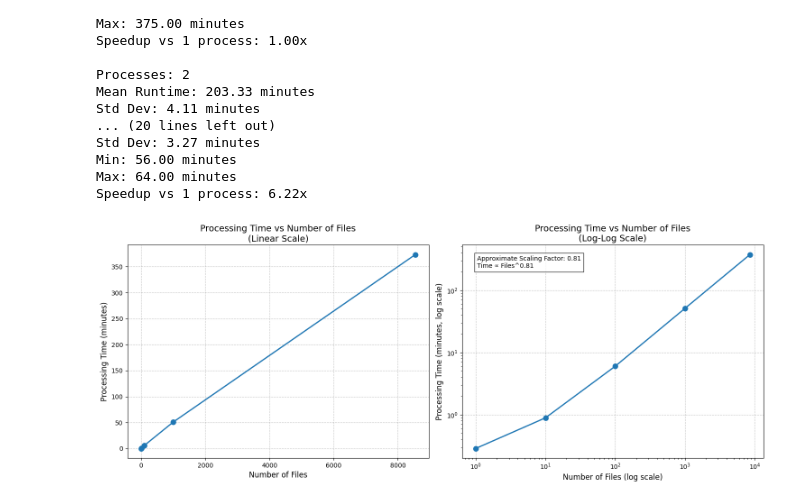
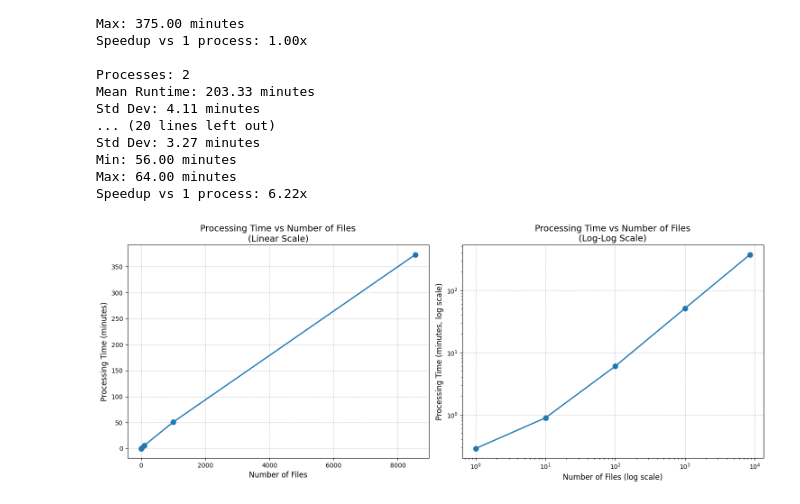
Before and after one commit to nicolarohner1337/cic_mc1, a Jupyter notebook: cic_mc1.ipynb, the cells around one changed output. Cells and saved outputs as stored; diff of their text form; code cells hidden in the pictures.

```diff
--- a/cic_mc1.ipynb
+++ b/cic_mc1.ipynb
@@ -387,43 +387,31 @@ times = np.array([
     17.2/60,        # 1 file (17.2 seconds)
     53.4/60,        # 10 files (53.4 seconds)
     6,              # 100 files (6 minutes)
     51,              # 1000 files (51 minutes)
     373             # 8539 files (373 minutes)
 
 ])
 
 # Create figure with two subplots - linear and log scale
 fig, (ax1, ax2) = plt.subplots(1, 2, figsize=(15, 6))
 
 
 
 # Linear scale plot
 ax1.plot(files, times, 'o-', linewidth=2, markersize=8)
 ax1.set_xlabel('Number of Files', fontsize=12)
 ax1.set_ylabel('Processing Time (minutes)', fontsize=12)
 ax1.set_title('Processing Time vs Number of Files\n(Linear Scale)', fontsize=14)
 ax1.grid(True, linestyle='--', alpha=0.7)
 
 # Log-log scale plot
 ax2.loglog(files, times, 'o-', linewidth=2, markersize=8)
 ax2.set_xlabel('Number of Files (log scale)', fontsize=12)
 ax2.set_ylabel('Processing Time (minutes, log scale)', fontsize=12)
 ax2.set_title('Processing Time vs Number of Files\n(Log-Log Scale)', fontsize=14)
 ax2.grid(True, linestyle='--', alpha=0.7)
 
-
-# Fit a power law to determine scaling factor
-coeffs = np.polyfit(np.log10(files), np.log10(times), 1)
-scaling_factor = coeffs[0]
-
-# Add text box with scaling information
-scaling_text = f"Approximate Scaling Factor: {scaling_factor:.2f}\n"
-scaling_text += f"Time ∝ Files^{scaling_factor:.2f}"
-ax2.text(0.05, 0.95, scaling_text, transform=ax2.transAxes,
-         bbox=dict(facecolor='white', alpha=0.8),
-         verticalalignment='top', fontsize=10)
-
 plt.tight_layout()
 plt.show()
 # %% [output]
-[figure, old version]
+[figure, new version]
```
Also changed, not shown: 5 other files.
